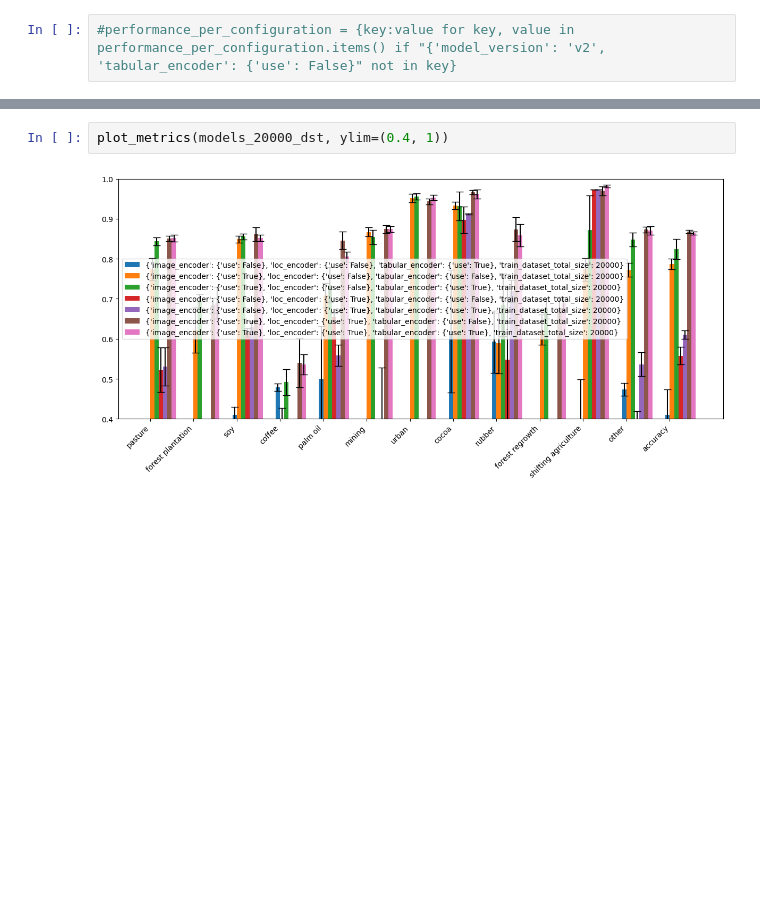
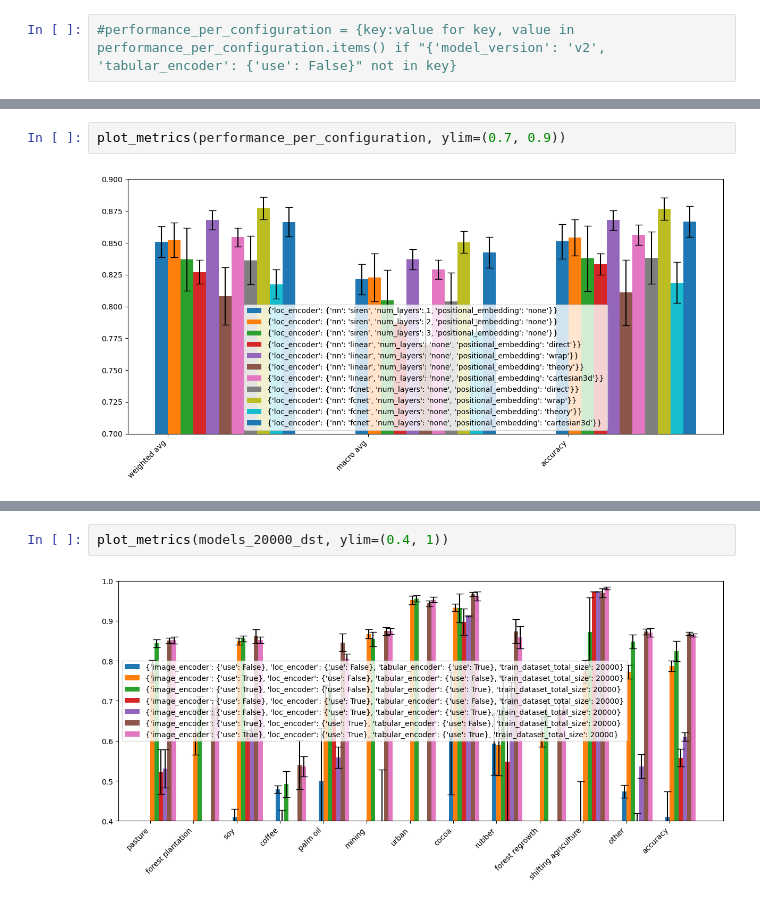
Before and after one commit to janpisl/location-encoding, a Jupyter notebook: notebooks/wandb-eval-on-test-refactor.ipynb, the cells around one changed output, grey strips where cells are left out. Cells and saved outputs as stored; diff of their text form; blank space fills up the shorter version.

```diff
--- a/notebooks/wandb-eval-on-test-refactor.ipynb
+++ b/notebooks/wandb-eval-on-test-refactor.ipynb
@@ -375,0 +414,4 @@ def plot_metrics(metrics, metric='accuracy', ylim=(0.2, 1.2) ):
+# %%
+plot_metrics(performance_per_configuration, ylim=(0.7, 0.9))
+# %% [output]
+[figure, added]
```
Also changed, not shown: parts of 53 cells of this notebook, 23 other files.
